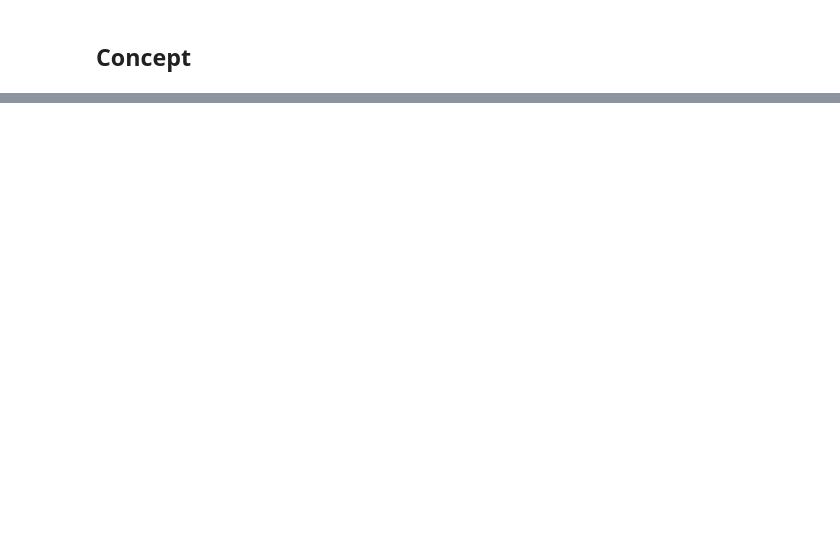
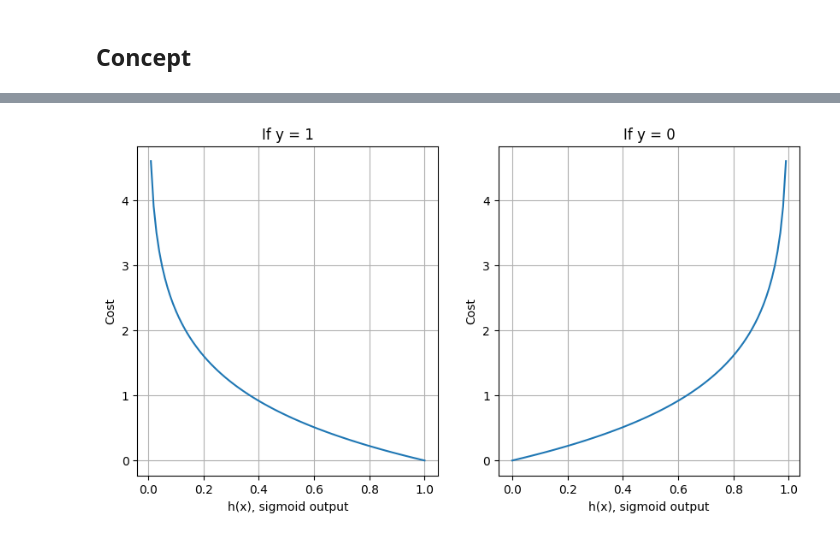
Before and after one commit to yukikitayama/machine-learning, a Jupyter notebook: linear-classification/logistic_regression.ipynb, the cells around one changed output, grey strips where cells are left out. Cells and saved outputs as stored; diff of their text form; code cells hidden in the pictures; blank space fills up the shorter version.

```diff
--- a/linear-classification/logistic_regression.ipynb
+++ b/linear-classification/logistic_regression.ipynb
@@ -40,0 +131,30 @@ plt.show()
+# %%
+def cost_1(h):
+    return -np.log(h)
+
+
+def cost_0(h):
+    return -np.log(1 - h)
+
+
+plt.figure(figsize=(10, 5))
+h = np.linspace(0, 1, 100)
+
+plt.subplot(121)
+plt.plot(h, cost_1(h))
+plt.title('If y = 1')
+plt.xlabel('h(x), sigmoid output')
+plt.ylabel('Cost')
+plt.grid()
+
+
+plt.subplot(122)
+plt.plot(h, cost_0(h))
+plt.title('If y = 0')
+plt.xlabel('h(x), sigmoid output')
+plt.ylabel('Cost')
+plt.grid()
+
+plt.show()
+# %% [output]
+[figure, added]
```
Also changed, not shown: parts of 13 cells of this notebook, 4 other files.
